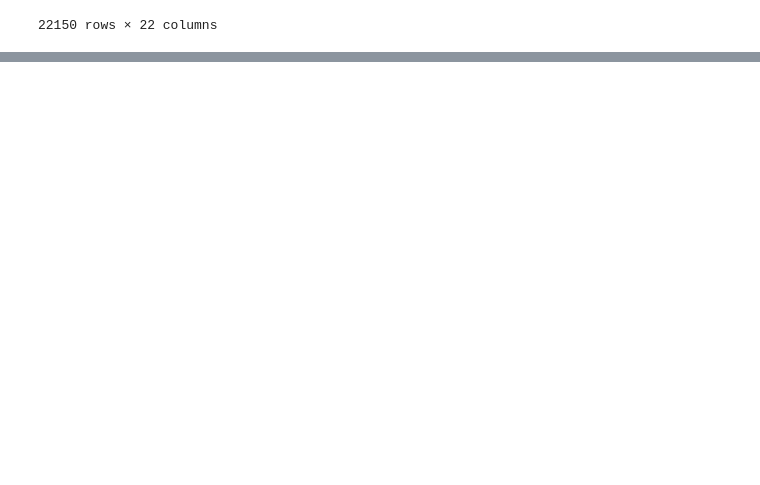
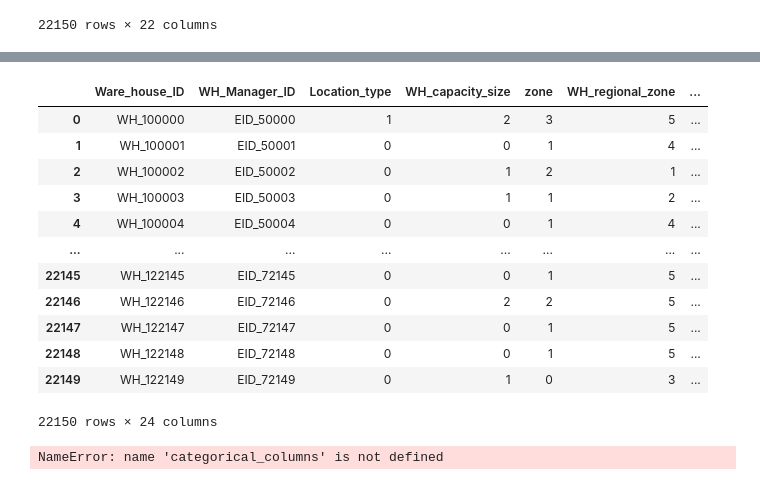
Before and after one commit to vikasmishra0921/SupplyChain, a Jupyter notebook: model.ipynb, the cells around one changed output, grey strips where cells are left out. Cells and saved outputs as stored; diff of their text form; code cells hidden in the pictures; blank space fills up the shorter version.

```diff
--- a/model.ipynb
+++ b/model.ipynb
@@ -325,0 +416,2 @@ df
+# %%
+df['approved_wh_govt_certificate'] = le.fit_transform(df['approved_wh_govt_certificate'])
@@ -325,0 +429,20 @@ df
+# %%
+df
+# %% [output]
+|  | Ware_house_ID | WH_Manager_ID | Location_type | WH_capacity_size | zone | WH_regional_zone | ... |
+| 0 | WH_100000 | EID_50000 | 1 | 2 | 3 | 5 | ... |
+| 1 | WH_100001 | EID_50001 | 0 | 0 | 1 | 4 | ... |
+| 2 | WH_100002 | EID_50002 | 0 | 1 | 2 | 1 | ... |
+| 3 | WH_100003 | EID_50003 | 0 | 1 | 1 | 2 | ... |
+| 4 | WH_100004 | EID_50004 | 0 | 0 | 1 | 4 | ... |
+| ... | ... | ... | ... | ... | ... | ... | ... |
+| 22145 | WH_122145 | EID_72145 | 0 | 0 | 1 | 5 | ... |
+| 22146 | WH_122146 | EID_72146 | 0 | 2 | 2 | 5 | ... |
+| 22147 | WH_122147 | EID_72147 | 0 | 0 | 1 | 5 | ... |
+| 22148 | WH_122148 | EID_72148 | 0 | 0 | 1 | 5 | ... |
+| 22149 | WH_122149 | EID_72149 | 0 | 1 | 0 | 3 | ... |
+22150 rows × 24 columns
+# %%
+categorical_columns
+# %% [output]
+NameError: name 'categorical_columns' is not defined
```
Also changed, not shown: parts of 18 cells of this notebook.
